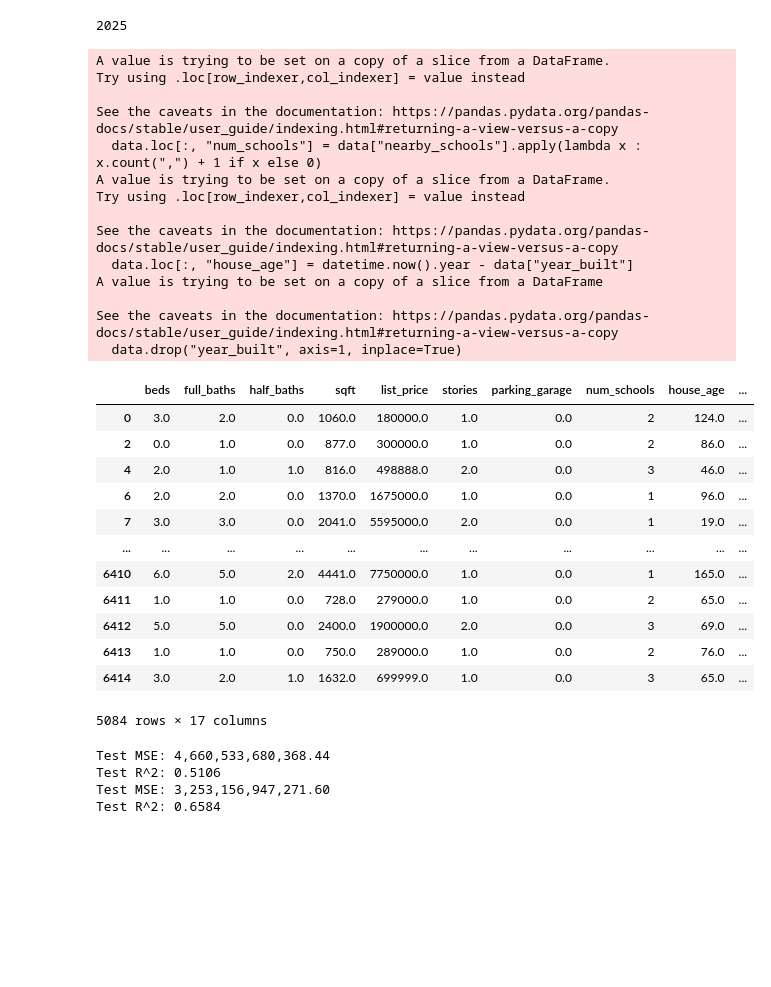
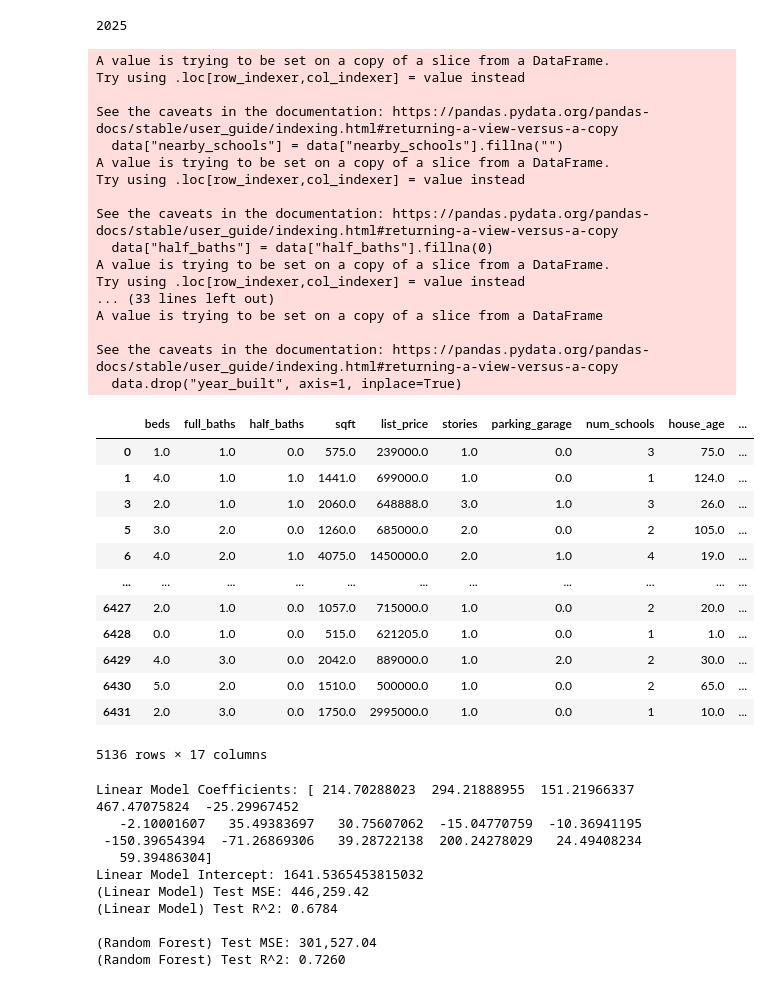
Before and after one commit to nolipot/house-prediction-model, a Jupyter notebook: house.ipynb, the cells around one changed output. Saved outputs shown, nothing was run; the diff lists cells and outputs as text; code cells hidden in the pictures; blank space fills up the shorter version.

Commit message:
training and testing models

```diff
--- a/house.ipynb
+++ b/house.ipynb
@@ -39,7 +40,7 @@ def read_data(file_name):
     """
     return pd.read_csv(file_name)
 
-data = read_data("HomeHarvest_20250425_154044.csv")
+data = read_data("HomeHarvest_20250507_165235.csv")
 display(data)
 # %% [output]
 |  | property_url | property_id | listing_id | mls | mls_id | status | text | style | full_street_line | ... |
@@ -63,6 +64,8 @@ def pre_process(data):
     return: Pandas DataFrame
     """
     data = data.dropna(subset=['sqft', 'list_price'])
+    # data = data[data['lot_sqft'] < 100000]
+    # data = data[data['list_price'] < 15000000]
     data["nearby_schools"] = data["nearby_schools"].fillna("")
     data["half_baths"] = data["half_baths"].fillna(0)
     data["parking_garage"] = data["parking_garage"].fillna(0)
@@ -72,53 +75,57 @@ def pre_process(data):
     data["year_built"] = data["year_built"].fillna(data["year_built"].median())
     data["num_schools"] = data["nearby_schools"].apply(lambda x : x.count(",") + 1 if x else 0)
     print(datetime.now().year)
     data["house_age"] = datetime.now().year - data["year_built"]
     data.drop("year_built", axis=1, inplace=True)
-    trimColumns = ['property_url','property_id','listing_id','mls','mls_id','status','text','full_street_line','street','unit','city','state','zip_code','days_on_mls','list_price_min','list_price_max','sold_price','last_sold_date','assessed_value','estimated_value','tax','tax_history','new_construction','lot_sqft','price_per_sqft','latitude','longitude','neighborhoods','county','fips_code','hoa_fee','agent_id','agent_name','agent_email','agent_phones','agent_mls_set','agent_nrds_id','broker_id','broker_name','builder_id','builder_name','office_id','office_mls_set','office_name','office_email','office_phones','primary_photo','alt_photos', 'nearby_schools', 'list_date']
+    trimColumns = ['lot_sqft', 'property_url','property_id','listing_id','mls','mls_id','status','text','full_street_line','street','unit','city','state','zip_code','days_on_mls','list_price_min','list_price_max','sold_price','last_sold_date','assessed_value','estimated_value','tax','tax_history','new_construction','price_per_sqft', 'latitude','longitude','neighborhoods','county','fips_code','hoa_fee','agent_id','agent_name','agent_email','agent_phones','agent_mls_set','agent_nrds_id','broker_id','broker_name','builder_id','builder_name','office_id','office_mls_set','office_name','office_email','office_phones','primary_photo','alt_photos', 'nearby_schools', 'list_date']
     data = data.drop(trimColumns, axis = 1)
 
     encoder = OneHotEncoder(sparse_output=False, handle_unknown="ignore")
     encodedData = encoder.fit_transform(data[["style"]])
     encodedCols = encoder.get_feature_names_out(['style'])
     dataframeEncodings = pd.DataFrame(encodedData, columns=encodedCols, index=data.index)
     data = data.drop(columns=["style"]).join(dataframeEncodings)
     return data
 clean_data = pre_process(data)
 display(clean_data)
 # %% [output]
 2025
 A value is trying to be set on a copy of a slice from a DataFrame.
 Try using .loc[row_indexer,col_indexer] = value instead
 
 See the caveats in the documentation: https://pandas.pydata.org/pandas-docs/stable/user_guide/indexing.html#returning-a-view-versus-a-copy
-  data.loc[:, "num_schools"] = data["nearby_schools"].apply(lambda x : x.count(",") + 1 if x else 0)
+  data["nearby_schools"] = data["nearby_schools"].fillna("")
 A value is trying to be set on a copy of a slice from a DataFrame.
 Try using .loc[row_indexer,col_indexer] = value instead
 
 See the caveats in the documentation: https://pandas.pydata.org/pandas-docs/stable/user_guide/indexing.html#returning-a-view-versus-a-copy
-  data.loc[:, "house_age"] = datetime.now().year - data["year_built"]
+  data["half_baths"] = data["half_baths"].fillna(0)
+A value is trying to be set on a copy of a slice from a DataFrame.
+Try using .loc[row_indexer,col_indexer] = value instead
+... (33 lines left out)
 A value is trying to be set on a copy of a slice from a DataFrame
 
 See the caveats in the documentation: https://pandas.pydata.org/pandas-docs/stable/user_guide/indexing.html#returning-a-view-versus-a-copy
   data.drop("year_built", axis=1, inplace=True)
 |  | beds | full_baths | half_baths | sqft | list_price | stories | parking_garage | num_schools | house_age | ... |
-| 0 | 3.0 | 2.0 | 0.0 | 1060.0 | 180000.0 | 1.0 | 0.0 | 2 | 124.0 | ... |
-| 2 | 0.0 | 1.0 | 0.0 | 877.0 | 300000.0 | 1.0 | 0.0 | 2 | 86.0 | ... |
-| 4 | 2.0 | 1.0 | 1.0 | 816.0 | 498888.0 | 2.0 | 0.0 | 3 | 46.0 | ... |
-| 6 | 2.0 | 2.0 | 0.0 | 1370.0 | 1675000.0 | 1.0 | 0.0 | 1 | 96.0 | ... |
-| 7 | 3.0 | 3.0 | 0.0 | 2041.0 | 5595000.0 | 2.0 | 0.0 | 1 | 19.0 | ... |
+| 0 | 1.0 | 1.0 | 0.0 | 575.0 | 239000.0 | 1.0 | 0.0 | 3 | 75.0 | ... |
+| 1 | 4.0 | 1.0 | 1.0 | 1441.0 | 699000.0 | 1.0 | 0.0 | 1 | 124.0 | ... |
+| 3 | 2.0 | 1.0 | 1.0 | 2060.0 | 648888.0 | 3.0 | 1.0 | 3 | 26.0 | ... |
+| 5 | 3.0 | 2.0 | 0.0 | 1260.0 | 685000.0 | 2.0 | 0.0 | 2 | 105.0 | ... |
+| 6 | 4.0 | 2.0 | 1.0 | 4075.0 | 1450000.0 | 2.0 | 1.0 | 4 | 19.0 | ... |
 | ... | ... | ... | ... | ... | ... | ... | ... | ... | ... | ... |
-| 6410 | 6.0 | 5.0 | 2.0 | 4441.0 | 7750000.0 | 1.0 | 0.0 | 1 | 165.0 | ... |
-| 6411 | 1.0 | 1.0 | 0.0 | 728.0 | 279000.0 | 1.0 | 0.0 | 2 | 65.0 | ... |
-| 6412 | 5.0 | 5.0 | 0.0 | 2400.0 | 1900000.0 | 2.0 | 0.0 | 3 | 69.0 | ... |
-| 6413 | 1.0 | 1.0 | 0.0 | 750.0 | 289000.0 | 1.0 | 0.0 | 2 | 76.0 | ... |
-| 6414 | 3.0 | 2.0 | 1.0 | 1632.0 | 699999.0 | 1.0 | 0.0 | 3 | 65.0 | ... |
+| 6427 | 2.0 | 1.0 | 0.0 | 1057.0 | 715000.0 | 1.0 | 0.0 | 2 | 20.0 | ... |
+| 6428 | 0.0 | 1.0 | 0.0 | 515.0 | 621205.0 | 1.0 | 0.0 | 1 | 1.0 | ... |
+| 6429 | 4.0 | 3.0 | 0.0 | 2042.0 | 889000.0 | 1.0 | 2.0 | 2 | 30.0 | ... |
+| 6430 | 5.0 | 2.0 | 0.0 | 1510.0 | 500000.0 | 1.0 | 0.0 | 2 | 65.0 | ... |
+| 6431 | 2.0 | 3.0 | 0.0 | 1750.0 | 2995000.0 | 1.0 | 0.0 | 1 | 10.0 | ... |
-5084 rows × 17 columns
+5136 rows × 17 columns
 # %%
+targetVariable = 'sqft'
 def train_model_rforests(data):
-    dataX = data.drop(columns=["list_price"])
-    targetY = data["list_price"]
-    X_train, X_test, y_train, y_test = train_test_split(dataX, targetY, test_size=0.3, random_state=69)
+    dataX = data.drop(columns=[targetVariable])
+    targetY = data[targetVariable]
+    X_train, X_test, y_train, y_test = train_test_split(dataX, targetY, test_size=0.3)
     model = RandomForestRegressor(random_state=69)
     model.fit(X_train, y_train)
 
@@ -127,15 +134,15 @@ def train_model_rforests(data):
     mse = mean_squared_error(y_test, y_pred)
     r2 = r2_score(y_test, y_pred)
 
-    print(f"Test MSE: {mse:,.2f}")
-    print(f"Test R^2: {r2:.4f}")
+    print(f"(Random Forest) Test MSE: {mse:,.2f}")
+    print(f"(Random Forest) Test R^2: {r2:.4f}")
 
 def train_model_linear(data):
-    dataX = data.drop(columns=["list_price"])
-    targetY = data["list_price"]
+    dataX = data.drop(columns=[targetVariable])
+    targetY = data[targetVariable]
     scaler = StandardScaler()
     dataX = scaler.fit_transform(dataX)
-    X_train, X_test, y_train, y_test = train_test_split(dataX, targetY, test_size=0.3, random_state=69)
+    X_train, X_test, y_train, y_test = train_test_split(dataX, targetY, test_size=0.3)
     model = LinearRegression()
     model.fit(X_train, y_train)
 
@@ -144,13 +151,23 @@ def train_model_linear(data):
     mse = mean_squared_error(y_test, y_pred)
     r2 = r2_score(y_test, y_pred)
 
-    print(f"Test MSE: {mse:,.2f}")
-    print(f"Test R^2: {r2:.4f}")
+    print("Linear Model Coefficients:", model.coef_)
+    print("Linear Model Intercept:", model.intercept_)
+
+    print(f"(Linear Model) Test MSE: {mse:,.2f}")
+    print(f"(Linear Model) Test R^2: {r2:.4f}")
 
 train_model_linear(clean_data)
+print('')
 train_model_rforests(clean_data)
 # %% [output]
-Test MSE: 4,660,533,680,368.44
-Test R^2: 0.5106
-Test MSE: 3,253,156,947,271.60
-Test R^2: 0.6584
+Linear Model Coefficients: [ 214.70288023  294.21888955  151.21966337  467.47075824  -25.29967452
+   -2.10001607   35.49383697   30.75607062  -15.04770759  -10.36941195
+ -150.39654394  -71.26869306   39.28722138  200.24278029   24.49408234
+   59.39486304]
+Linear Model Intercept: 1641.5365453815032
+(Linear Model) Test MSE: 446,259.42
+(Linear Model) Test R^2: 0.6784
+
+(Random Forest) Test MSE: 301,527.04
+(Random Forest) Test R^2: 0.7260
```
Also changed, not shown: parts of 4 cells of this notebook, 1 other file.
